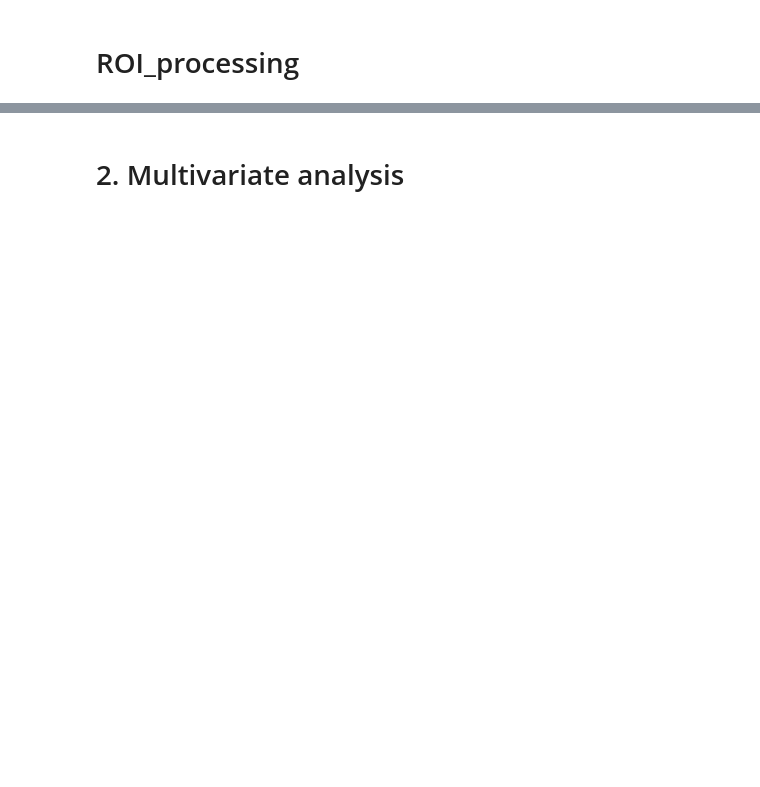
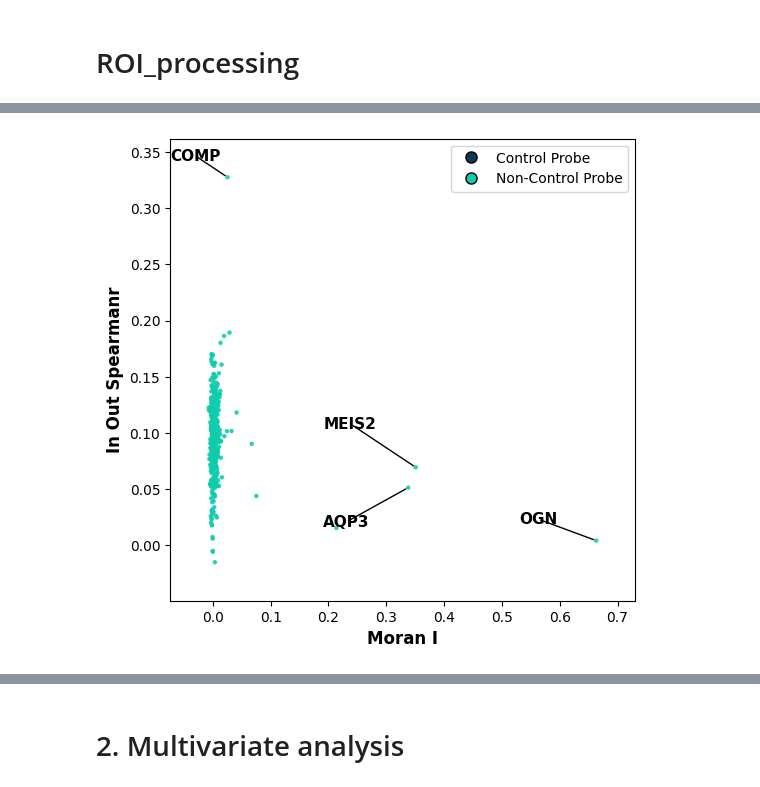
Before and after one commit to theislab/troutpy_reproducibility, a Jupyter notebook: notebooks/4_detailed_analysis/detailed_analysis_bone.ipynb, the cells around one changed output, grey strips where cells are left out. Cells and saved outputs as stored; diff of their text form; code cells hidden in the pictures; blank space fills up the shorter version.

```diff
--- a/notebooks/4_detailed_analysis/detailed_analysis_bone.ipynb
+++ b/notebooks/4_detailed_analysis/detailed_analysis_bone.ipynb
@@ -17,5 +17,5 @@ import seaborn as sns
 import hotspot
 # %%
 # Technology 1: Xenium
-sdata = sd.read_zarr("/media/sergio/Meninges/troutpy/rois/xenium_mscolon_5k/data_processed_filtered.zarr")
-saving_path='/media/sergio/Meninges/troutpy/figures'
+sdata = sd.read_zarr("/media/sergio/Meninges/troutpy/rois/xenium_hsfemur/data_processed.zarr")
+saving_path='/media/sergio/Meninges/troutpy/figures/hfemur'
@@ -602,4 +27,0 @@ plt.savefig(os.path.join(saving_path,'distribution_msbrain_diffussion.pdf'))
-# %%
-# Technology 1: Xenium
-sdata = sd.read_zarr("/media/sergio/Meninges/troutpy/rois/cosmx_mousebrain/data_processed_filtered.zarr")
-saving_path='/media/sergio/Meninges/troutpy/figures'
@@ -616,4 +27,0 @@ plt.savefig(os.path.join(saving_path,'distribution_msbrain_cosmx_diffussion.pdf'
-# %%
-# Technology 1: Xenium
-sdata = sd.read_zarr("/media/sergio/Meninges/troutpy/rois/xenium_hsskin_5k/data_processed_filtered.zarr")
-saving_path='/media/sergio/Meninges/troutpy/figures'
@@ -621,0 +64,4 @@ sdata['xrna_metadata'].var
+# %%
+troutpy.pl.metric_scatter(sdata,x='moran_I',y='in_out_spearmanR',size=10,linewidth=0,label_top_n_x=3,label_top_n_y=1,save=True,figures_path=saving_path,custom_plot_filename='scatter_morani_inout.pdf')
+# %% [output]
+[figure, added]
```
Also changed, not shown: parts of 58 cells of this notebook, 44 other files.
